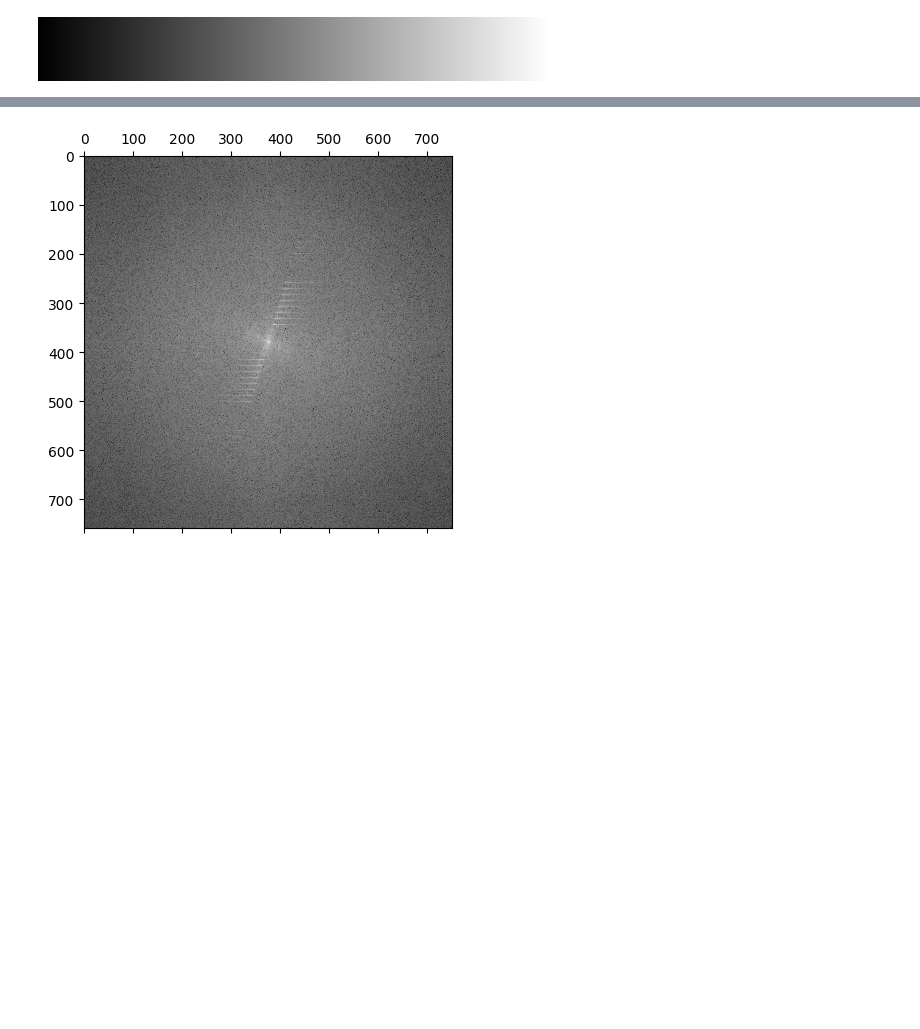
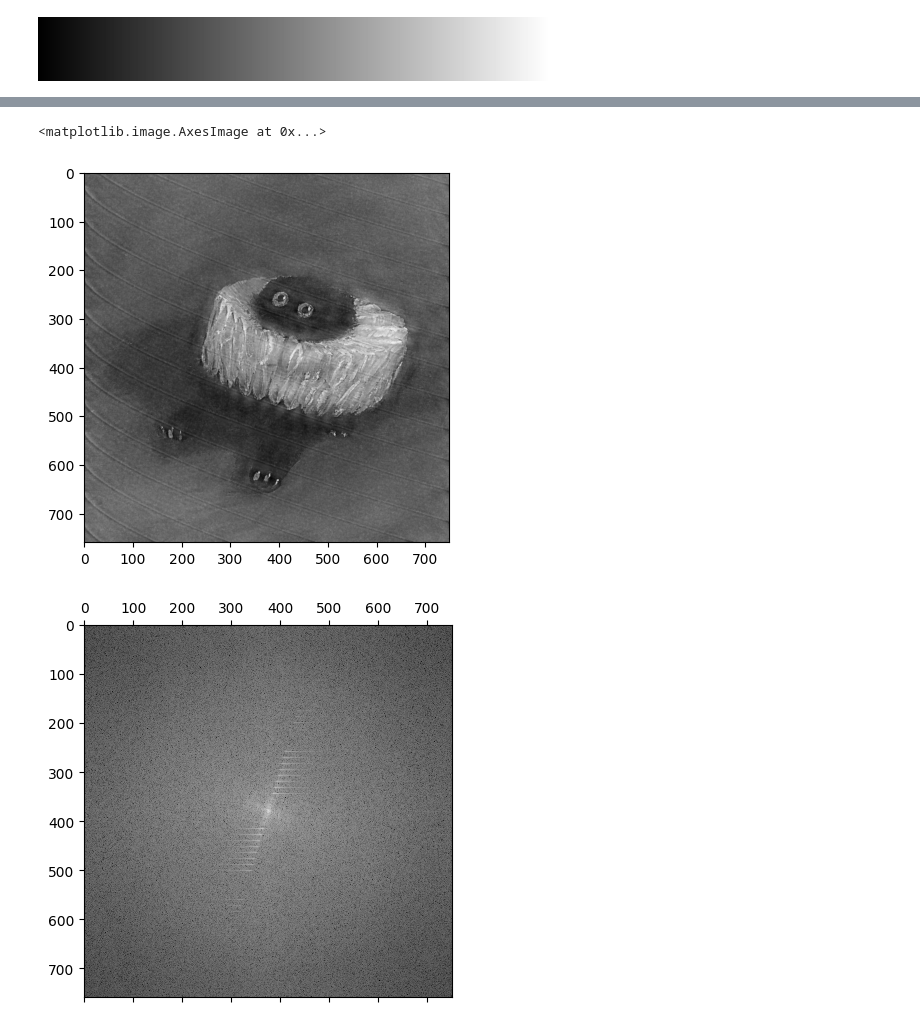
Before and after one commit to JessiDaniL/metodos2_grupo1, a Jupyter notebook: Talleres/Taller_2/Punto3b.ipynb, the cells around one changed output, grey strips where cells are left out. Saved outputs shown, nothing was run; the diff lists cells and outputs as text; code cells hidden in the pictures; blank space fills up the shorter version.

```diff
--- a/Talleres/Taller_2/Punto3b.ipynb
+++ b/Talleres/Taller_2/Punto3b.ipynb
@@ -39,3 +89,11 @@ cmap
+# %%
+reorganizacion_intento = np.fft.ifftshift(copia_transformada)
+imagen_gato_final = np.fft.ifft2(reorganizacion_intento).real
+
+plt.imshow(imagen_gato_final,cmap = cmap)
+# %% [output]
+<matplotlib.image.AxesImage at 0x...>
+[figure, added]
 # %%
 FFT = np.fft.fftshift(np.fft.fft2(img_gato))
 # FFT[330,390] = np.nan
```
Also changed, not shown: parts of 7 cells of this notebook.
